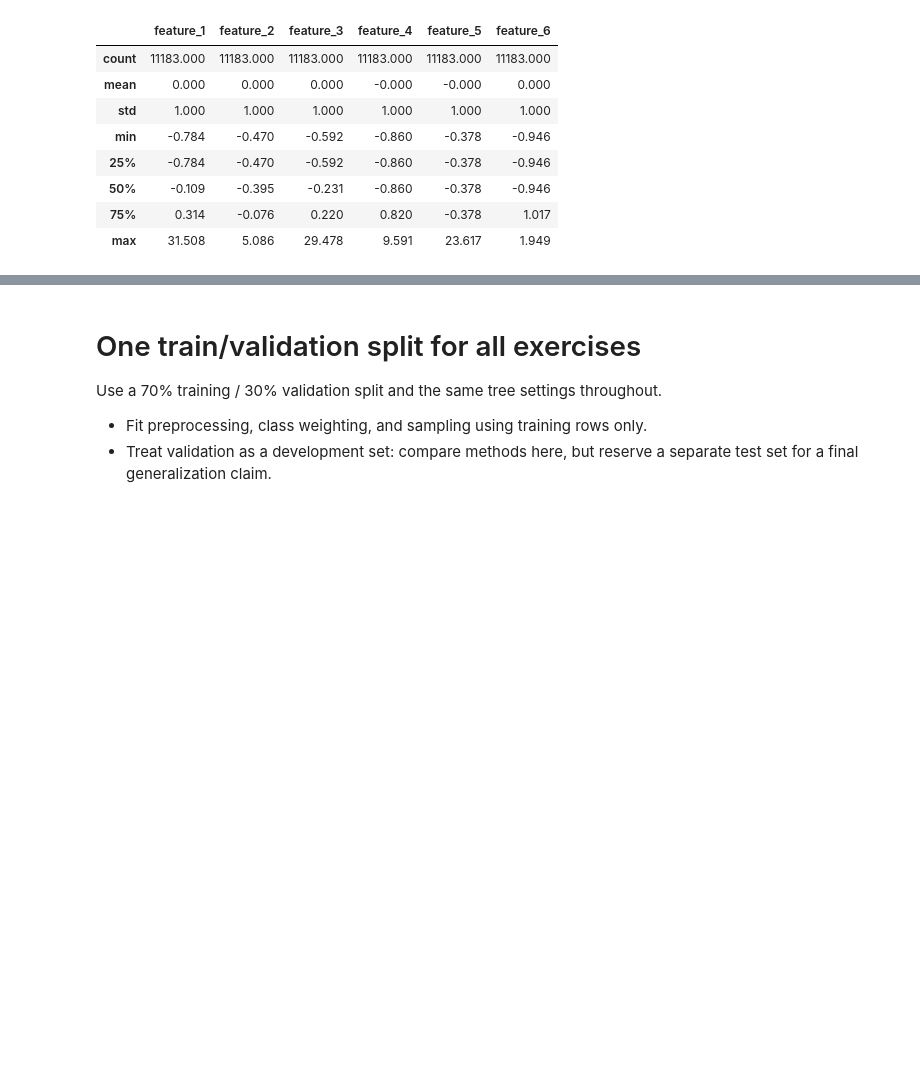
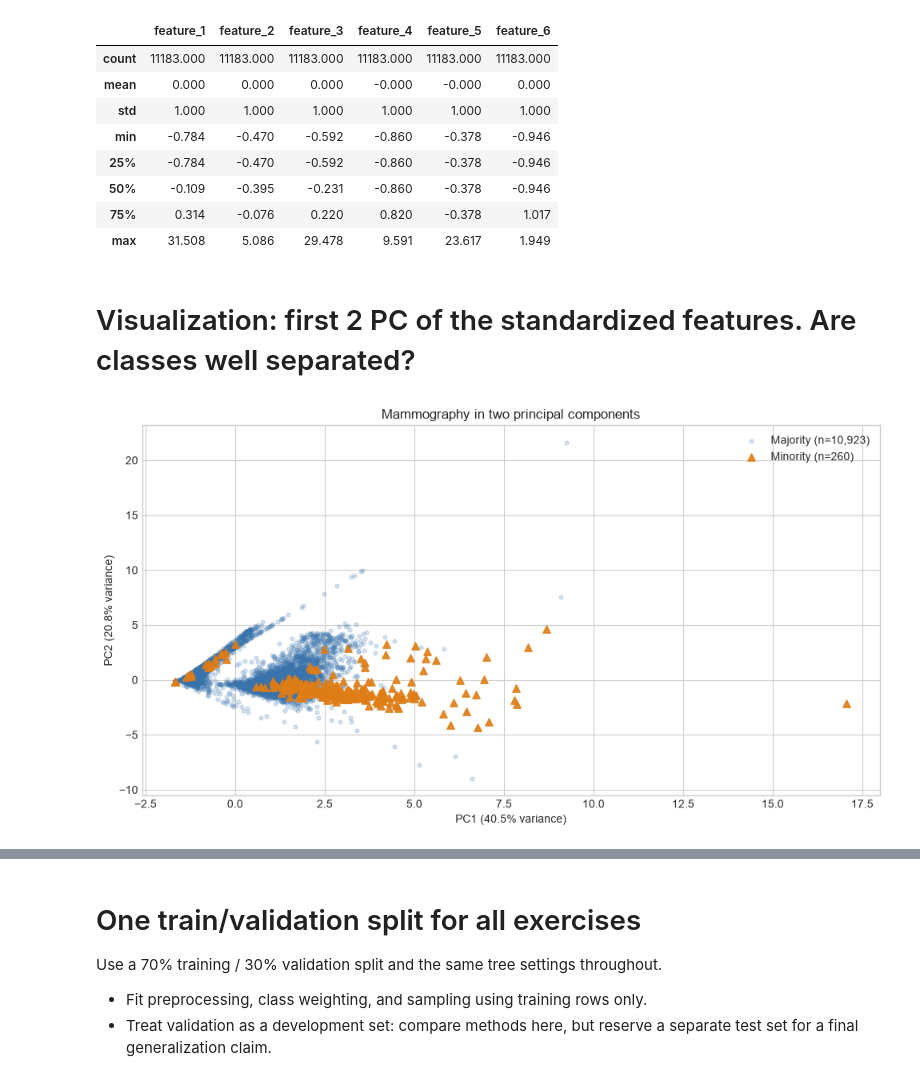
Before and after one commit to w4bo/AA2627-unibo-dcai, a Jupyter notebook: slides/lab-02-augmentation.ipynb, the cells around one changed output, grey strips where cells are left out. Saved outputs shown, nothing was run; the diff lists cells and outputs as text; code cells hidden in the pictures; blank space fills up the shorter version.

```diff
--- a/slides/lab-02-augmentation.ipynb
+++ b/slides/lab-02-augmentation.ipynb
@@ -1356,3 +1356,28 @@ X_mammography.describe().round(3)
 | 50% | -0.109 | -0.395 | -0.231 | -0.860 | -0.378 | -0.946 |
 | 75% | 0.314 | -0.076 | 0.220 | 0.820 | -0.378 | 1.017 |
 | max | 31.508 | 5.086 | 29.478 | 9.591 | 23.617 | 1.949 |
+# %% [markdown]
+# Visualization: first 2 PC of the standardized features. Are classes well separated?
+# %%
+#| echo: false
+#| fig-height: 4.7
+from sklearn.decomposition import PCA
+
+m_pca = PCA(n_components=2)
+m_pcs = m_pca.fit_transform(StandardScaler().fit_transform(X_mammography))
+fig, ax = plt.subplots(figsize=(10, 5.5))
+for label, marker, color in [(0, "o", "#3973AC"), (1, "^", "#DF7D16")]:
+    mask = y_mammography == label
+    ax.scatter(
+        m_pcs[mask, 0], m_pcs[mask, 1], marker=marker, color=color,
+        s=12 if label == 0 else 45, alpha=0.2 if label == 0 else 0.9,
+        label=f"{'Majority' if label == 0 else 'Minority'} (n={mask.sum():,})",
+    )
+ax.set_xlabel(f"PC1 ({m_pca.explained_variance_ratio_[0]:.1%} variance)")
+ax.set_ylabel(f"PC2 ({m_pca.explained_variance_ratio_[1]:.1%} variance)")
+ax.set_title("Mammography in two principal components")
+ax.legend()
+plt.tight_layout()
+plt.show()
+# %% [output]
+[figure, added]
```
Also changed, not shown: parts of 1 cell of this notebook.
